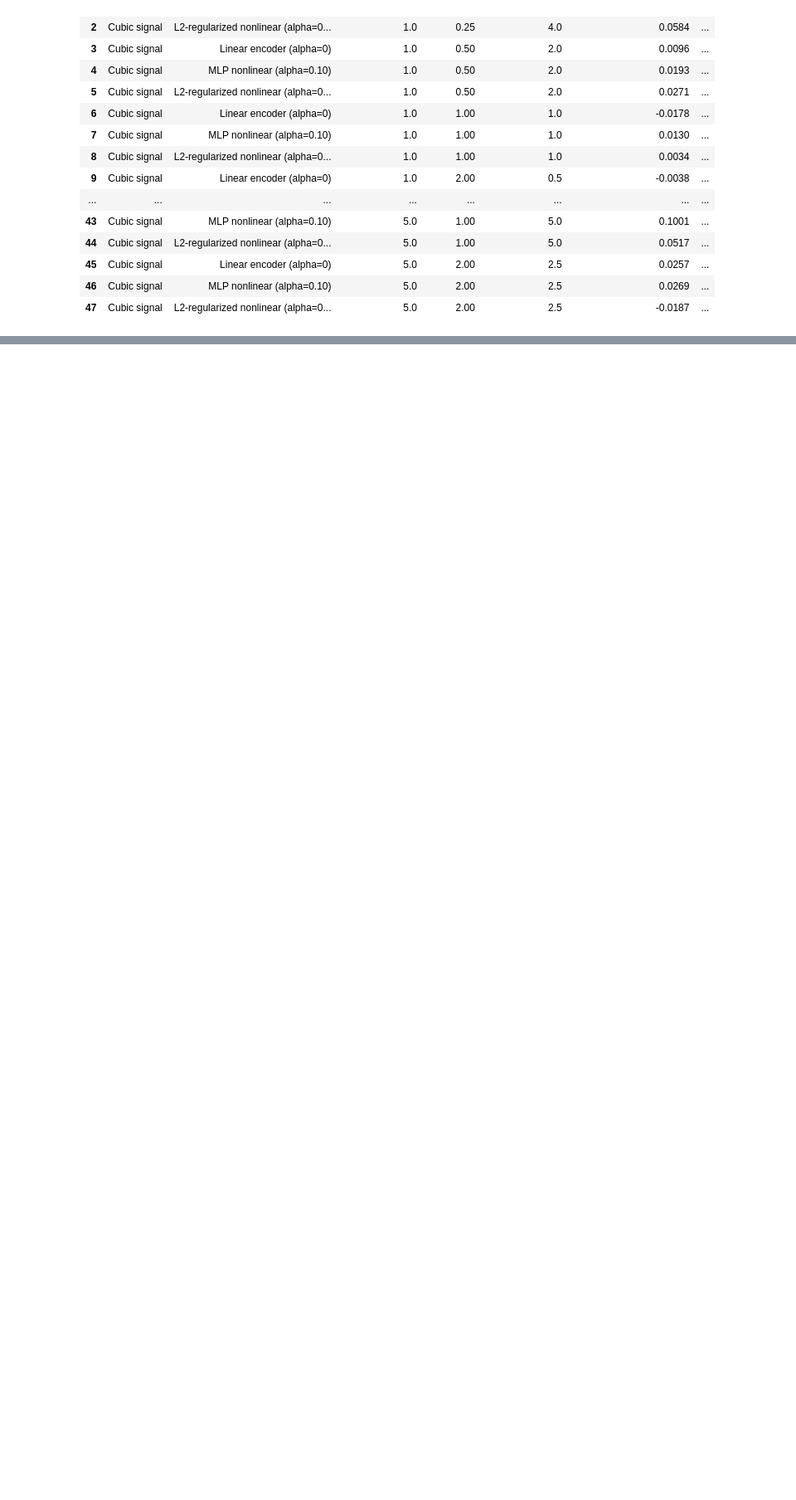
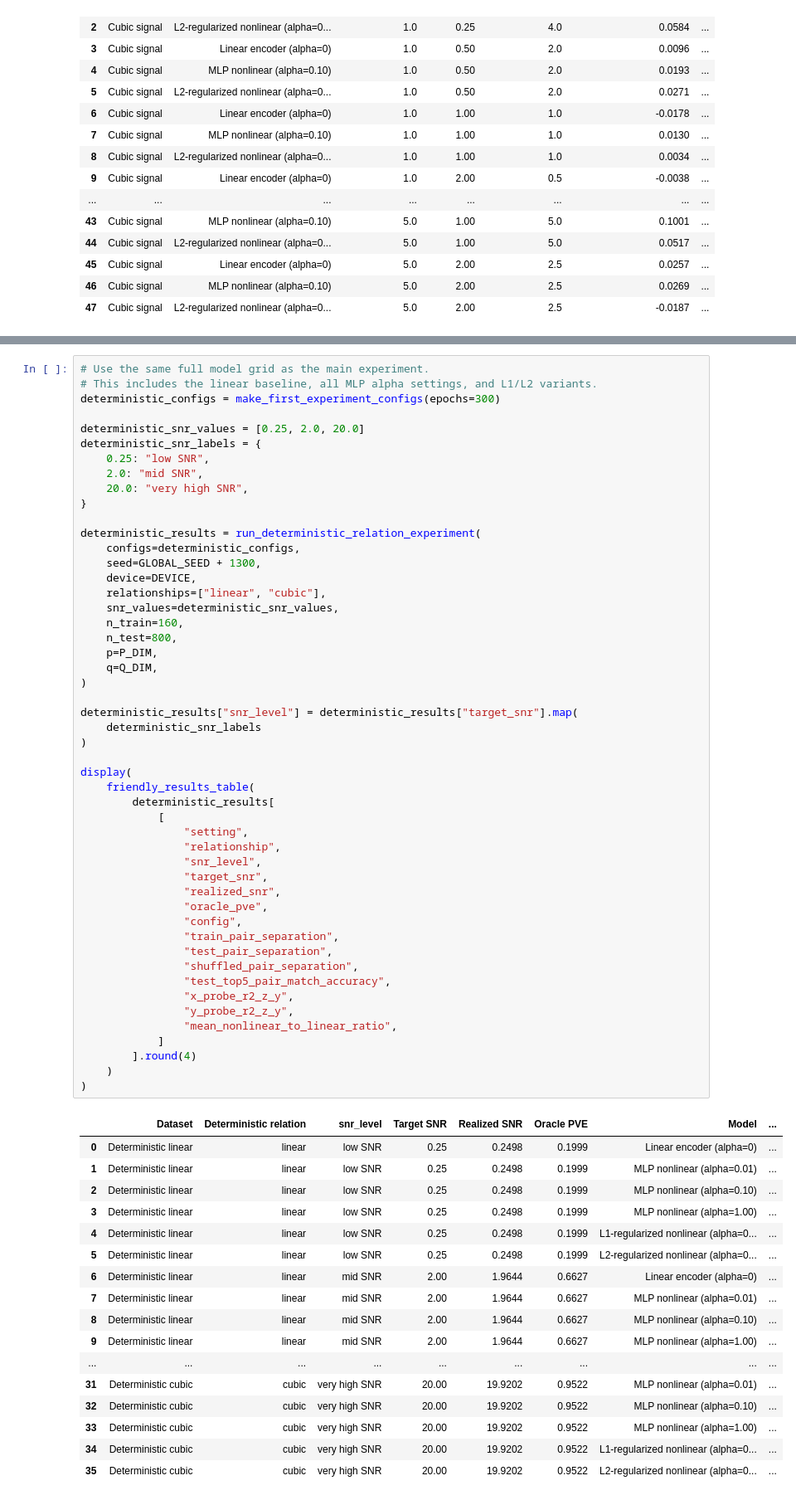
Before and after one commit to b-4her/utssrp-cca-contrastive-encoders, a Jupyter notebook: experiments/contrastive-residual-encoder/encoder-comparison.ipynb, the cells around one changed output, grey strips where cells are left out. Shown at 83% size. Drawn from its saved outputs; the diff is of its cells as text; blank space fills up the shorter version.

```diff
--- a/experiments/contrastive-residual-encoder/encoder-comparison.ipynb
+++ b/experiments/contrastive-residual-encoder/encoder-comparison.ipynb
@@ -766,0 +629,68 @@ for relationship in ["linear", "cubic"]:
+# %%
+# Use the same full model grid as the main experiment.
+# This includes the linear baseline, all MLP alpha settings, and L1/L2 variants.
+deterministic_configs = make_first_experiment_configs(epochs=300)
+
+deterministic_snr_values = [0.25, 2.0, 20.0]
+deterministic_snr_labels = {
+    0.25: "low SNR",
+    2.0: "mid SNR",
+    20.0: "very high SNR",
+}
+
+deterministic_results = run_deterministic_relation_experiment(
+    configs=deterministic_configs,
+    seed=GLOBAL_SEED + 1300,
+    device=DEVICE,
+    relationships=["linear", "cubic"],
+    snr_values=deterministic_snr_values,
+    n_train=160,
+    n_test=800,
+    p=P_DIM,
+    q=Q_DIM,
+)
+
+deterministic_results["snr_level"] = deterministic_results["target_snr"].map(
+    deterministic_snr_labels
+)
+
+display(
+    friendly_results_table(
+        deterministic_results[
+            [
+                "setting",
+                "relationship",
+                "snr_level",
+                "target_snr",
+                "realized_snr",
+                "oracle_pve",
+                "config",
+                "train_pair_separation",
+                "test_pair_separation",
+                "shuffled_pair_separation",
+                "test_top5_pair_match_accuracy",
+                "x_probe_r2_z_y",
+                "y_probe_r2_z_y",
+                "mean_nonlinear_to_linear_ratio",
+            ]
+        ].round(4)
+    )
+)
+# %% [output]
+|  | Dataset | Deterministic relation | snr_level | Target SNR | Realized SNR | Oracle PVE | Model | ... |
+| 0 | Deterministic linear | linear | low SNR | 0.25 | 0.2498 | 0.1999 | Linear encoder (alpha=0) | ... |
+| 1 | Deterministic linear | linear | low SNR | 0.25 | 0.2498 | 0.1999 | MLP nonlinear (alpha=0.01) | ... |
+| 2 | Deterministic linear | linear | low SNR | 0.25 | 0.2498 | 0.1999 | MLP nonlinear (alpha=0.10) | ... |
+| 3 | Deterministic linear | linear | low SNR | 0.25 | 0.2498 | 0.1999 | MLP nonlinear (alpha=1.00) | ... |
+| 4 | Deterministic linear | linear | low SNR | 0.25 | 0.2498 | 0.1999 | L1-regularized nonlinear (alpha=0... | ... |
+| 5 | Deterministic linear | linear | low SNR | 0.25 | 0.2498 | 0.1999 | L2-regularized nonlinear (alpha=0... | ... |
+| 6 | Deterministic linear | linear | mid SNR | 2.00 | 1.9644 | 0.6627 | Linear encoder (alpha=0) | ... |
+| 7 | Deterministic linear | linear | mid SNR | 2.00 | 1.9644 | 0.6627 | MLP nonlinear (alpha=0.01) | ... |
+| 8 | Deterministic linear | linear | mid SNR | 2.00 | 1.9644 | 0.6627 | MLP nonlinear (alpha=0.10) | ... |
+| 9 | Deterministic linear | linear | mid SNR | 2.00 | 1.9644 | 0.6627 | MLP nonlinear (alpha=1.00) | ... |
+| ... | ... | ... | ... | ... | ... | ... | ... | ... |
+| 31 | Deterministic cubic | cubic | very high SNR | 20.00 | 19.9202 | 0.9522 | MLP nonlinear (alpha=0.01) | ... |
+| 32 | Deterministic cubic | cubic | very high SNR | 20.00 | 19.9202 | 0.9522 | MLP nonlinear (alpha=0.10) | ... |
+| 33 | Deterministic cubic | cubic | very high SNR | 20.00 | 19.9202 | 0.9522 | MLP nonlinear (alpha=1.00) | ... |
+| 34 | Deterministic cubic | cubic | very high SNR | 20.00 | 19.9202 | 0.9522 | L1-regularized nonlinear (alpha=0... | ... |
+| 35 | Deterministic cubic | cubic | very high SNR | 20.00 | 19.9202 | 0.9522 | L2-regularized nonlinear (alpha=0... | ... |
```
Also changed, not shown: parts of 11 cells of this notebook, 36 other files.
